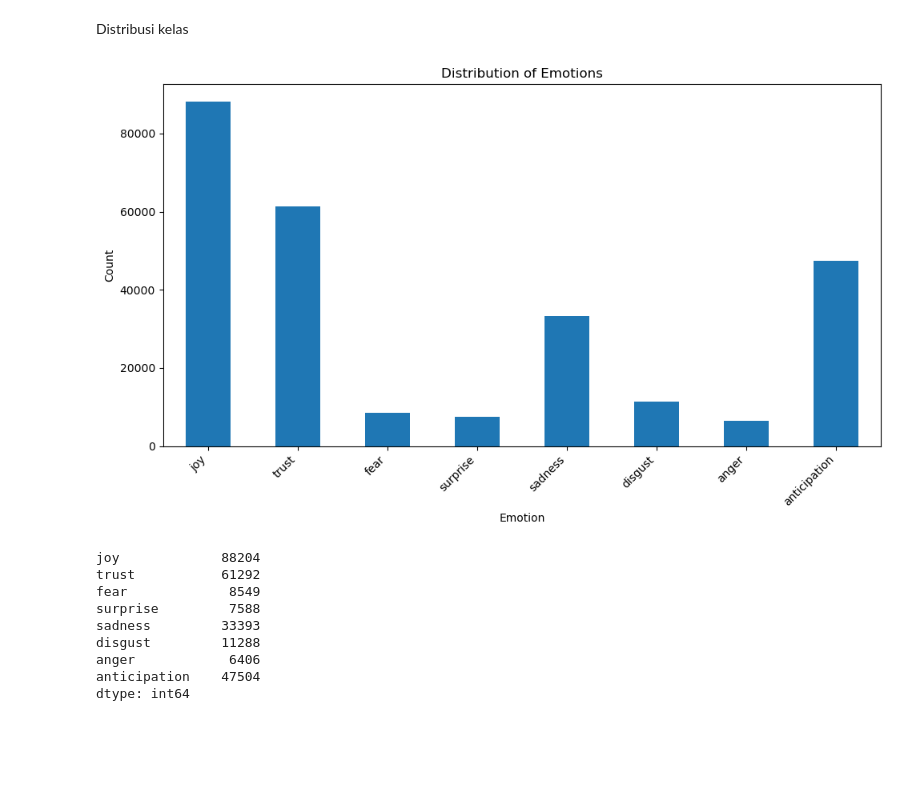
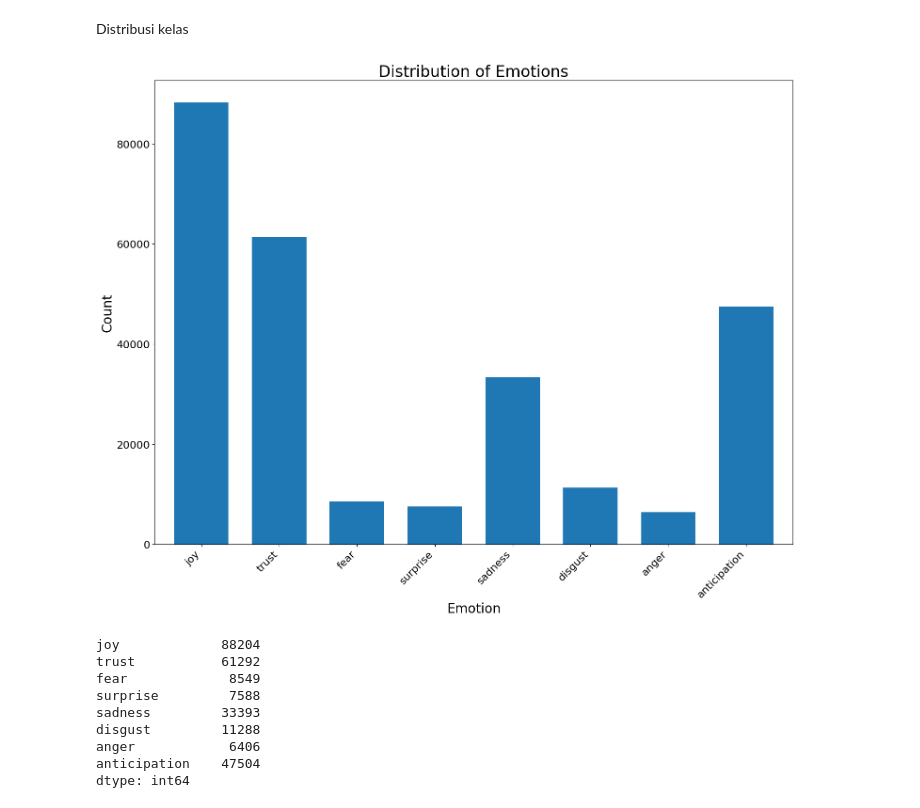
Before and after one commit to gikirima/TEA-emoji, a Jupyter notebook: TEA_newDataset_EDA.ipynb, the cells around one changed output. Cells and saved outputs as stored; diff of their text form; code cells hidden in the pictures; blank space fills up the shorter version.

```diff
--- a/TEA_newDataset_EDA.ipynb
+++ b/TEA_newDataset_EDA.ipynb
@@ -19,23 +19,24 @@ Distribusi kelas
 # %%
 import matplotlib.pyplot as plt
 
 # Select the emotion columns
 emotion_cols = ['joy', 'trust', 'fear', 'surprise', 'sadness', 'disgust', 'anger', 'anticipation']
 
 # Calculate the sum of each emotion column
 emotion_counts = df[emotion_cols].sum()
 
 # Create a bar plot
-plt.figure(figsize=(10, 6))
-emotion_counts.plot(kind='bar')
-plt.title('Distribution of Emotions')
-plt.xlabel('Emotion')
-plt.ylabel('Count')
-plt.xticks(rotation=45, ha='right')
+plt.figure(figsize=(15, 12), dpi=100)
+emotion_counts.plot(kind='bar', width=0.7)
+plt.title('Distribution of Emotions', fontsize=24)
+plt.xlabel('Emotion', fontsize=20)
+plt.ylabel('Count', fontsize=20)
+plt.xticks(rotation=45, ha='right', fontsize=16)
+plt.yticks(fontsize=16)
 plt.tight_layout()
 plt.show()
 # %% [output]
-[figure, old version]
+[figure, new version]
 # %%
 emotion_counts
 # %% [output]
```
Also changed, not shown: parts of 1 cell of this notebook, 6 other files.
